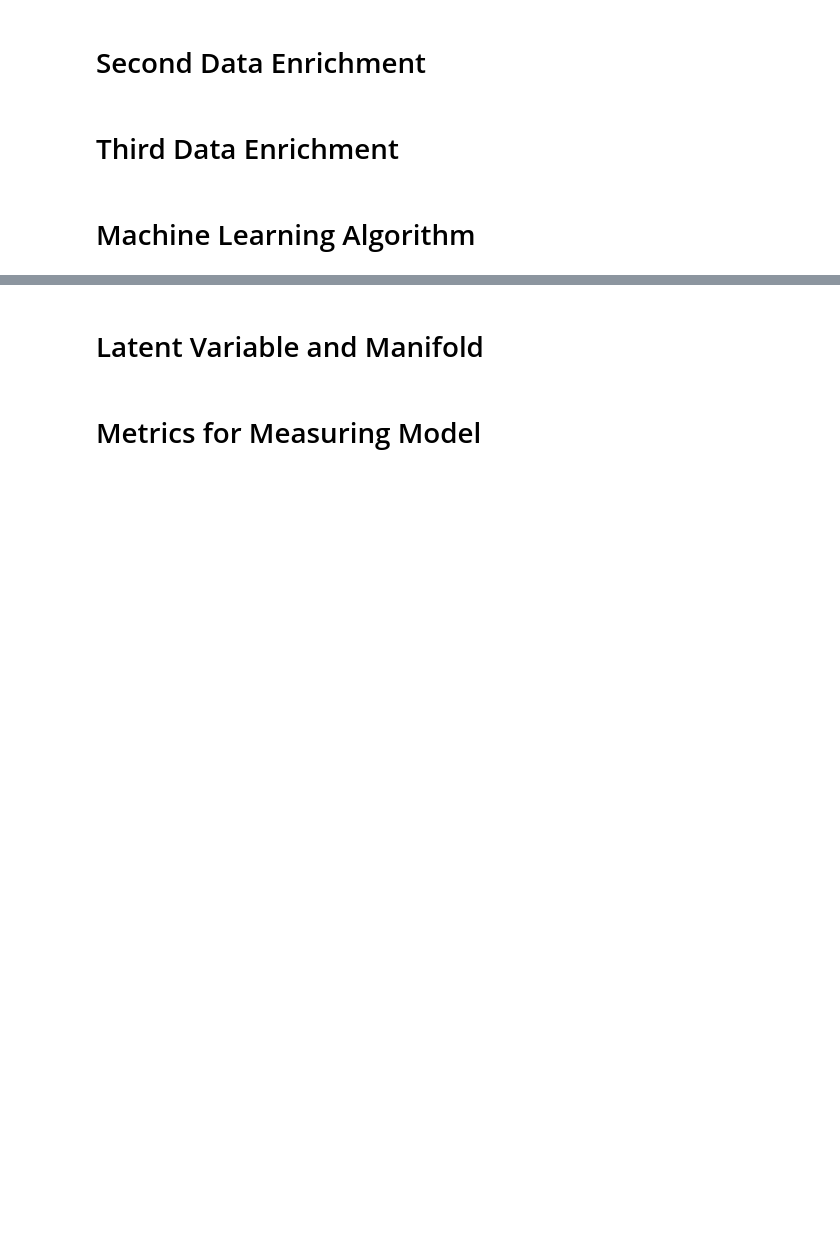
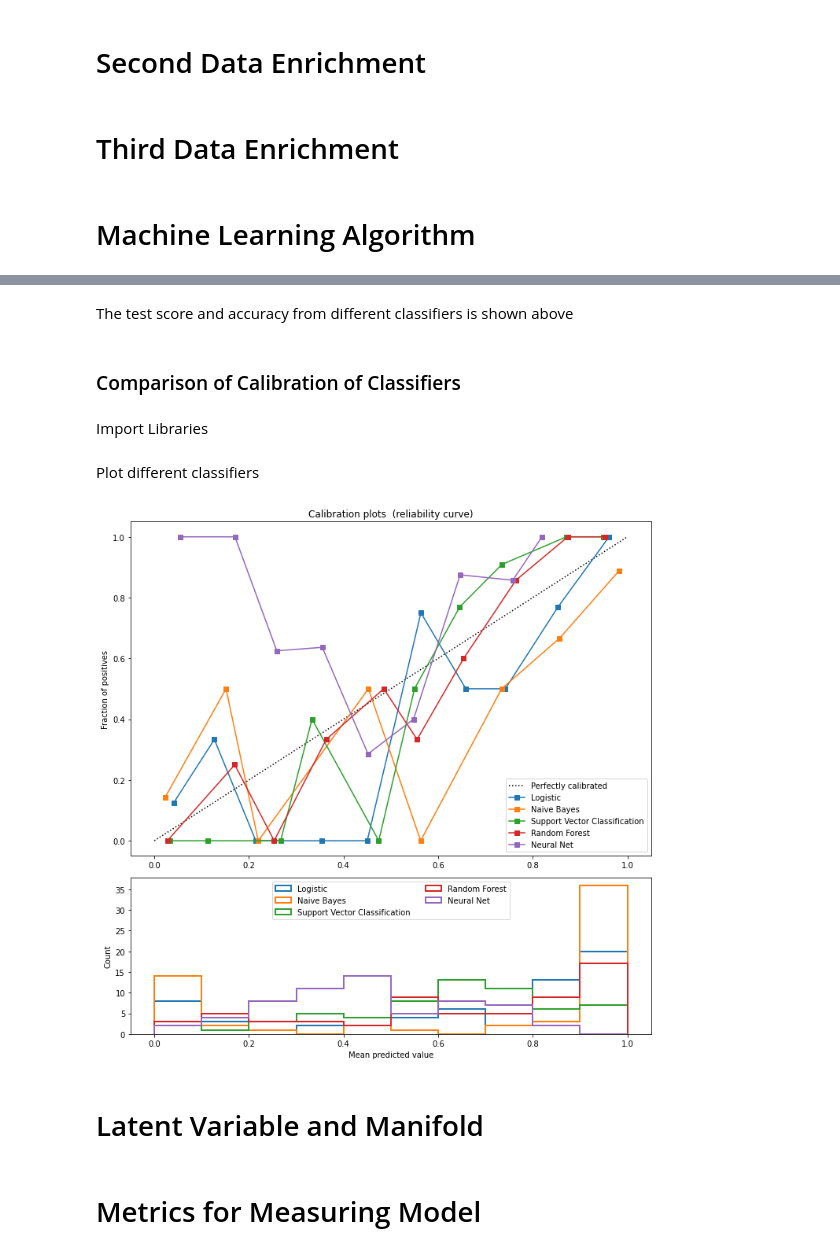
Before and after one commit to snarvekark/ML_Assignments, a Jupyter notebook: MidTerm_Project.ipynb, the cells around one changed output, grey strips where cells are left out. Saved outputs shown, nothing was run; the diff lists cells and outputs as text; code cells hidden in the pictures; blank space fills up the shorter version.

```diff
--- a/MidTerm_Project.ipynb
+++ b/MidTerm_Project.ipynb
@@ -492,0 +543,20 @@ K-Means Clustering using SciKit Learn
+# %%
+# TODO (Apply): All cross-validation
+
+max_score = 0.0
+max_class = ''
+# iterate over classifiers
+for name, clf in zip(names, classifiers):
+    start_time = time()
+    clf.fit(X_train, y_train)
+    score = 100.0 * clf.score(X_test, y_test)
+    print('Classifier = %s, Score (test, accuracy) = %.2f,' %(name, score), 'Training time = %.2f seconds' % (time() - start_time))
+
+    if score > max_score:
+        clf_best = clf
+        max_score = score
+        max_class = name
+
+print(80*'-' )
+print('Best --> Classifier = %s, Score (test, accuracy) = %.2f' %(max_class, max_score))
+#plot the output of the various algorithms
@@ -492,0 +575,6 @@ K-Means Clustering using SciKit Learn
+# %% [markdown]
+The test score and accuracy from different classifiers is shown above
+# %% [markdown]
+### Comparison of Calibration of Classifiers
+# %% [markdown]
+Import Libraries
@@ -493,3 +592,54 @@ K-Means Clustering using SciKit Learn
+# %% [markdown]
+Plot different classifiers
+# %%
+# Create classifiers
+lr = LogisticRegression(solver='lbfgs')
+gnb = GaussianNB()
+svc = LinearSVC(C=1.0)
+rfc = RandomForestClassifier(n_estimators=100)
+nn = MLPClassifier(hidden_layer_sizes=(15,), random_state=1, max_iter=1, warm_start=True)
+
+# Plot calibration plots
+
+plt.figure(figsize=(10, 10))
+ax1 = plt.subplot2grid((3, 1), (0, 0), rowspan=2)
+ax2 = plt.subplot2grid((3, 1), (2, 0))
+
+ax1.plot([0, 1], [0, 1], "k:", label="Perfectly calibrated")
+for clf, name in [(lr, 'Logistic'),
+                  (gnb, 'Naive Bayes'),
+                  (svc, 'Support Vector Classification'),
+                  (rfc, 'Random Forest'),
+                  (nn, 'Neural Net')]:
+    clf.fit(X_train, y_train)
+    if hasattr(clf, "predict_proba"):
+        prob_pos = clf.predict_proba(X_test)[:, 1]
+    else:  # use decision function
+        prob_pos = clf.decision_function(X_test)
+        prob_pos = \
+            (prob_pos - prob_pos.min()) / (prob_pos.max() - prob_pos.min())
+    fraction_of_positives, mean_predicted_value = \
+        calibration_curve(y_test, prob_pos, n_bins=10)
+
+    ax1.plot(mean_predicted_value, fraction_of_positives, "s-",
+             label="%s" % (name, ))
+
+    ax2.hist(prob_pos, range=(0, 1), bins=10, label=name,
+             histtype="step", lw=2)
+
+ax1.set_ylabel("Fraction of positives")
+ax1.set_ylim([-0.05, 1.05])
+ax1.legend(loc="lower right")
+ax1.set_title('Calibration plots  (reliability curve)')
+
+ax2.set_xlabel("Mean predicted value")
+ax2.set_ylabel("Count")
+ax2.legend(loc="upper center", ncol=2)
+
+plt.tight_layout()
+plt.show()
+# %% [output]
+[figure, added]
 # %% [markdown]
 # Latent Variable and Manifold
 # %% [markdown]
```
Also changed, not shown: parts of 19 cells of this notebook.
